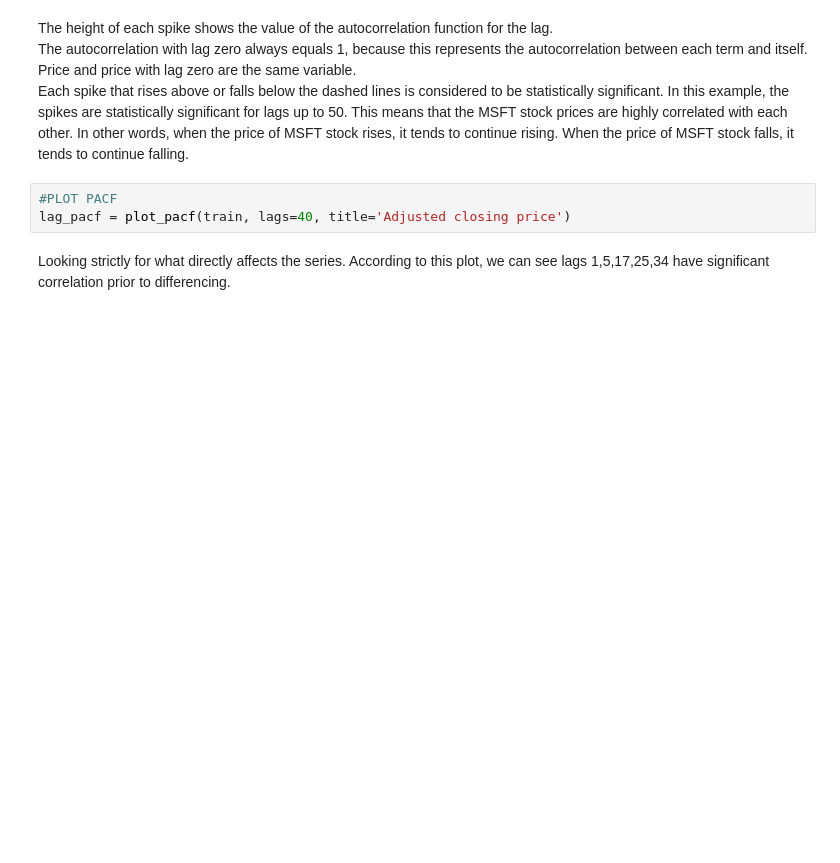
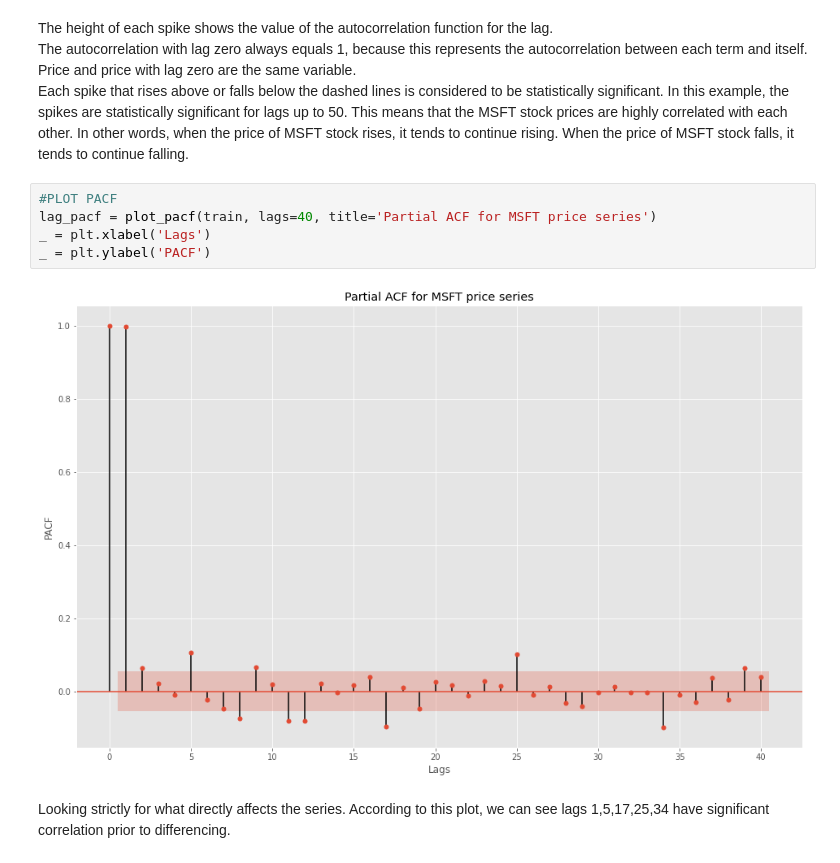
Before and after one commit to yepterence/Stock-Analysis, a Jupyter notebook: Stock-data-exploration.ipynb, the cells around one changed output. Drawn from its saved outputs; the diff is of its cells as text; blank space fills up the shorter version.

```diff
--- a/Stock-data-exploration.ipynb
+++ b/Stock-data-exploration.ipynb
@@ -395,6 +493,10 @@ Each spike that rises above or falls below the dashed lines is considered to be
 In this example, the spikes are statistically significant for lags up to 50. This means that the MSFT stock prices are highly correlated with each other. In other words, when the price of MSFT stock rises, it tends to continue rising. When the price of MSFT stock falls, it tends to continue falling.
 # %%
 #PLOT PACF
-lag_pacf = plot_pacf(train, lags=40, title='Adjusted closing price')
+lag_pacf = plot_pacf(train, lags=40, title='Partial ACF for MSFT price series')
+_ = plt.xlabel('Lags')
+_ = plt.ylabel('PACF')
+# %% [output]
+[figure, added]
 # %% [markdown]
 Looking strictly for what directly affects the series. According to this plot, we can see lags 1,5,17,25,34 have significant correlation prior to differencing.
```
Also changed, not shown: parts of 67 cells of this notebook, 6 other files.
